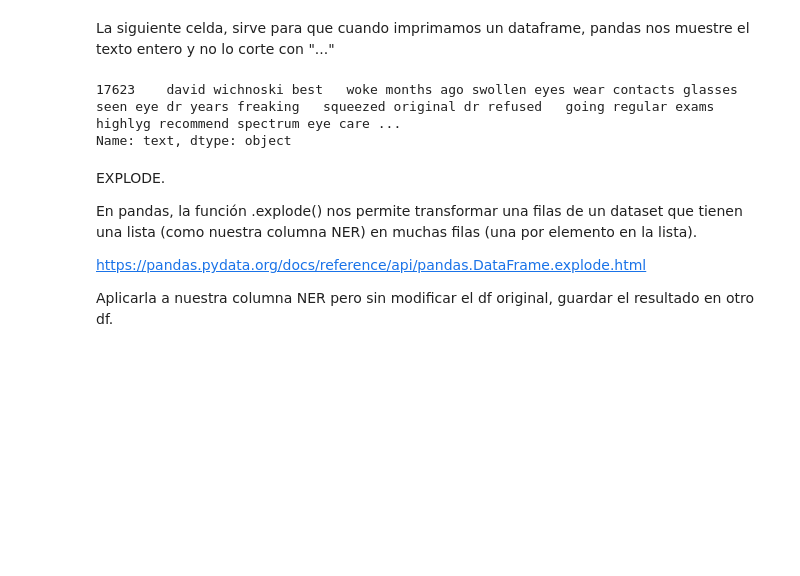
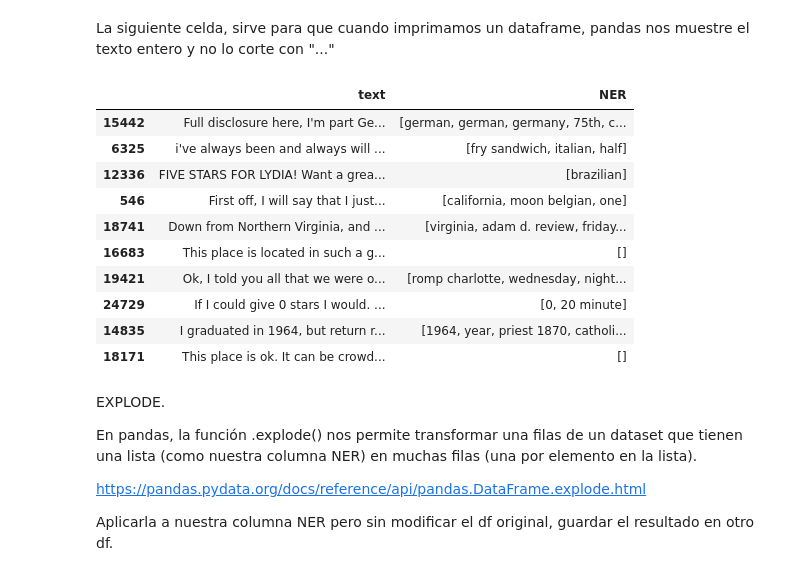
Before and after one commit to ivanjavierparra/Data-Science-Sprint-2, a Jupyter notebook: Segunda_entrega_NLP.ipynb, the cells around one changed output. Drawn from its saved outputs; the diff is of its cells as text; code cells hidden in the pictures; blank space fills up the shorter version.

```diff
--- a/Segunda_entrega_NLP.ipynb
+++ b/Segunda_entrega_NLP.ipynb
@@ -239,10 +241,19 @@ La siguiente celda, sirve para que cuando imprimamos un dataframe, pandas nos mu
 # %%
 pd.options.display.max_colwidth = 10000
 # %%
-df['text'].sample()
+df[['text', 'NER']].sample(10)
 # %% [output]
-17623    david wichnoski best   woke months ago swollen eyes wear contacts glasses seen eye dr years freaking   squeezed original dr refused   going regular exams   highlyg recommend spectrum eye care ...
-Name: text, dtype: object
+|  | text | NER |
+| 15442 | Full disclosure here, I'm part Ge... | [german, german, germany, 75th, c... |
+| 6325 | i've always been and always will ... | [fry sandwich, italian, half] |
+| 12336 | FIVE STARS FOR LYDIA! Want a grea... | [brazilian] |
+| 546 | First off, I will say that I just... | [california, moon belgian, one] |
+| 18741 | Down from Northern Virginia, and ... | [virginia, adam d. review, friday... |
+| 16683 | This place is located in such a g... | [] |
+| 19421 | Ok, I told you all that we were o... | [romp charlotte, wednesday, night... |
+| 24729 | If I could give 0 stars I would. ... | [0, 20 minute] |
+| 14835 | I graduated in 1964, but return r... | [1964, year, priest 1870, catholi... |
+| 18171 | This place is ok. It can be crowd... | [] |
 # %% [markdown]
 EXPLODE.
 
```
Also changed, not shown: parts of 11 cells of this notebook.
